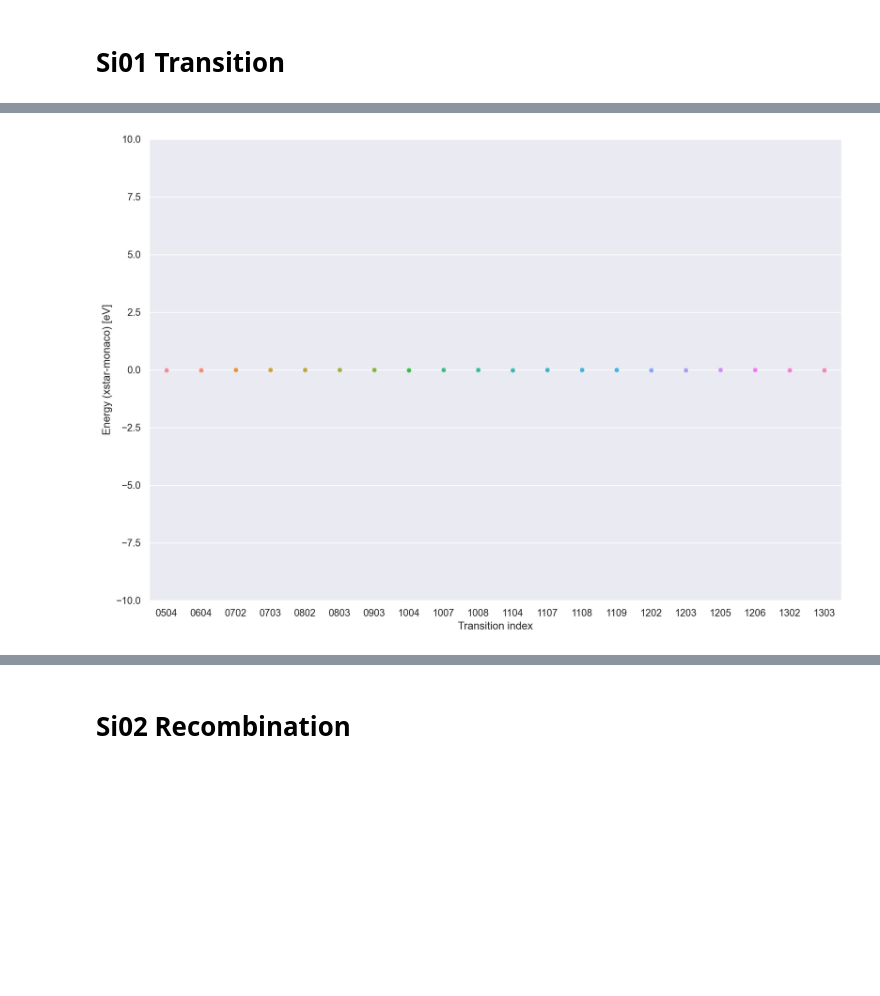
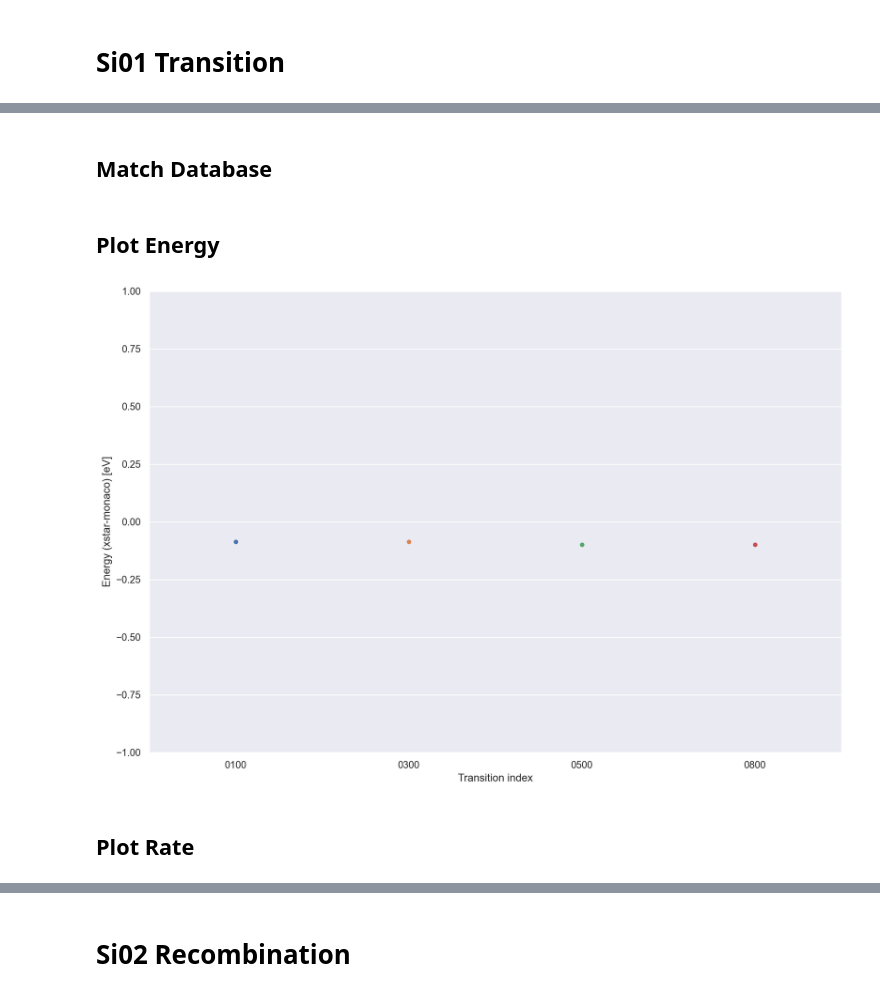
Before and after one commit to AtsushiTanimoto/AtomicDatabase, a Jupyter notebook: code/comparison/comparison.ipynb, the cells around one changed output, grey strips where cells are left out. Cells and saved outputs as stored; diff of their text form; code cells hidden in the pictures; blank space fills up the shorter version.

```diff
--- a/code/comparison/comparison.ipynb
+++ b/code/comparison/comparison.ipynb
@@ -76,0 +136,11 @@ for i in range(len(Xstar_Si01_Level.index)):
+# %%
+Si02_Level_Index  = []
+Si02_Level_Energy = []
+Si02_Transition   = {}
+
+for i in range(7):
+    for j in range(6):
+        if Monaco_Si02_Level["NL"][i]==(100*Xstar_Si02_Level["N"][j]+Xstar_Si02_Level["L"][j]) and Monaco_Si02_Level["2J"][i]==Xstar_Si02_Level["2J+1"][j]-1:
+            Si02_Level_Index                             += [Monaco_Si02_Level["Level"][i]]
+            Si02_Level_Energy                            += [ Xstar_Si02_Level["Energy"][j]-Monaco_Si02_Level["Energy"][i]]
+            Si02_Transition[Xstar_Si02_Level["Level"][j]] = Monaco_Si02_Level["Level"][i]
@@ -140,0 +193,13 @@ Monaco_Si01_Transition
+# %%
+Xstar_Si01_Transition = read_csv("/Users/tanimoto/github/atomicdatabase/database/xstar/Si/Si01_Transition01.tsv",sep="\t")
+Xstar_Si01_Transition = Xstar_Si01_Transition.drop(columns=["Unnamed: 0", "Z", "Ion", "Strength"])
+
+for n in range(133):
+    if Xstar_Si01_Transition["Initial Level"][n] in Si01_Transition.keys() and Xstar_Si01_Transition["Final Level"][n] in Si01_Transition.keys() and 1000<Xstar_Si01_Transition["Energy"][n]:
+        Xstar_Si01_Transition["Initial Level"][n] = Si01_Transition[Xstar_Si01_Transition["Initial Level"][n]]
+        Xstar_Si01_Transition["Final Level"][n]   = Si01_Transition[Xstar_Si01_Transition["Final Level"][n]]
+    else:
+        Xstar_Si01_Transition.drop(index=n, inplace=True)
+
+Xstar_Si01_Transition = Xstar_Si01_Transition.reset_index().drop(columns="index")
+Xstar_Si01_Transition
@@ -141,24 +212,28 @@ Monaco_Si01_Transition
+# %% [markdown]
+## Match Database
 # %%
 Si01_Transition_Index    = []
 Si01_Transition_Energy   = []
-Si01_Transition_Strength = []
 Si01_Transition_Rate     = []
 
-for i in range(len(Xstar_Si01_Transition.index)):
-    for j in range(len(Monaco_Si01_Transition.index)):
-        if Xstar_Si01_Transition["Initial Level"][i]==Monaco_Si01_Transition["Initial Level"][j] and Xstar_Si01_Transition["Final Level"][i]==Monaco_Si01_Transition["Final Level"][j]:
-            Si01_Transition_Index    += ["{0:04d}".format(100*Xstar_Si01_Transition["Initial Level"][i]+Xstar_Si01_Transition["Final Level"][i])]
-            Si01_Transition_Energy   += [Xstar_Si01_Transition["Energy"][i]-Monaco_Si01_Transition["Energy"][j]]
-            Si01_Transition_Strength += [Xstar_Si01_Transition["Strength"][i]-Monaco_Si01_Transition["Strength"][j]]
-            Si01_Transition_Rate     += [Xstar_Si01_Transition["Rate"][i]/Monaco_Si01_Transition["Rate"][j]]
+for i in range(len(Monaco_Si01_Transition.index)):
+    for j in range(len(Xstar_Si01_Transition.index)):
+        if Monaco_Si01_Transition["Initial Level"][i]==Xstar_Si01_Transition["Initial Level"][j] and Monaco_Si01_Transition["Final Level"][i]==Xstar_Si01_Transition["Final Level"][j]:
+            Si01_Transition_Index    += ["{0:04d}".format(100*Monaco_Si01_Transition["Initial Level"][i]+Monaco_Si01_Transition["Final Level"][i])]
+            Si01_Transition_Energy   += [Xstar_Si01_Transition["Energy"][j]-Monaco_Si01_Transition["Energy"][i]]
+            Si01_Transition_Rate     += [log10(Xstar_Si01_Transition["Rate"][j])-log10(Monaco_Si01_Transition["Rate"][i])]
+# %% [markdown]
+## Plot Energy
 # %%
 fi     = figure(figsize=(12,8),dpi=200)
 subplots_adjust(left=0.075, bottom=0.075, right=0.975, top=0.975)
-axis           ([0e+0,3e+3,-1e+1,+1e+1])
-swarmplot      (x=Si01_Transition_Index[0:20], y=Si01_Transition_Energy[0:20])
+axis           ([0e+0,3e+3,-1e+0,+1e+0])
+swarmplot      (x=Si01_Transition_Index, y=Si01_Transition_Energy)
 xlabel         ("Transition index")
 ylabel         ("Energy (xstar-monaco) [eV]")
-savefig        ("/Users/tanimoto/github/atomicdatabase/figure/01.png")
+savefig        ("/Users/tanimoto/github/atomicdatabase/figure/03.png")
 # %% [output]
-[figure, old version]
+[figure, new version]
+# %% [markdown]
+## Plot Rate
 # %%
```
Also changed, not shown: parts of 35 cells of this notebook, 7 other files.
